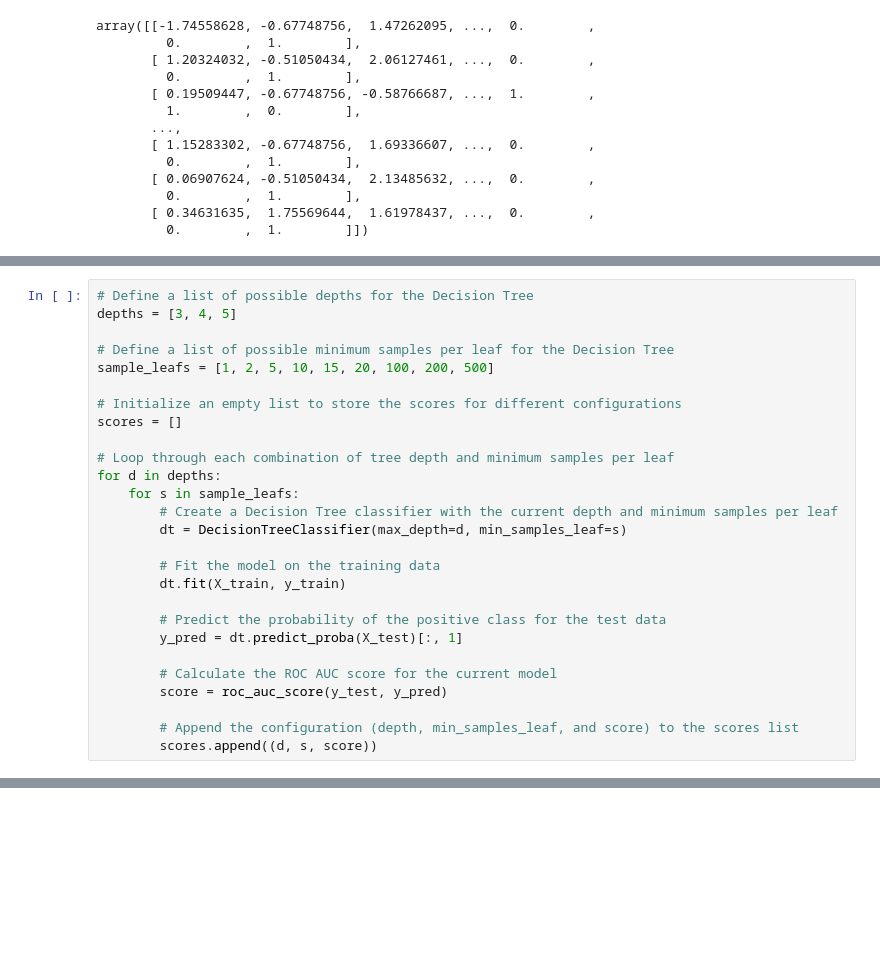
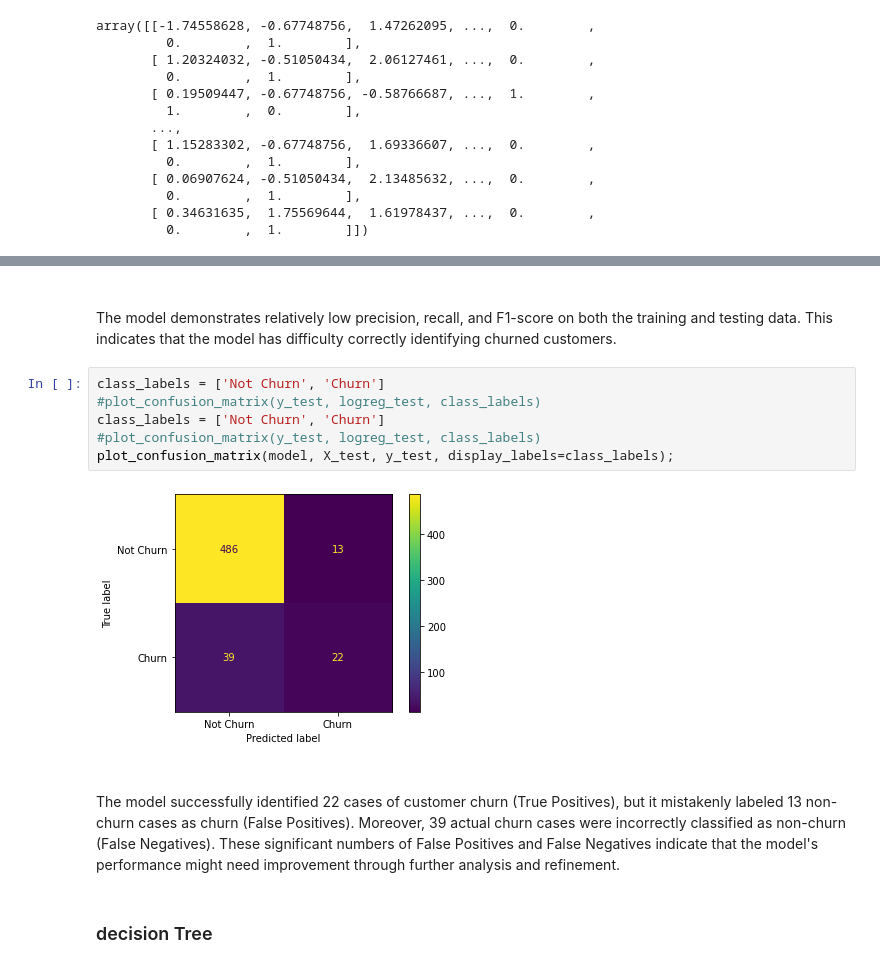
Before and after one commit to bonie99/Customer-Churn, a Jupyter notebook: Customer EDA.ipynb, the cells around one changed output, grey strips where cells are left out. Cells and saved outputs as stored; diff of their text form; blank space fills up the shorter version.

```diff
--- a/Customer EDA.ipynb
+++ b/Customer EDA.ipynb
@@ -763,27 +585,0 @@ From this we can see that max_depths of 3, 4 and 5 give the best results. From t
-# %%
-# Define a list of possible depths for the Decision Tree
-depths = [3, 4, 5]
-
-# Define a list of possible minimum samples per leaf for the Decision Tree
-sample_leafs = [1, 2, 5, 10, 15, 20, 100, 200, 500]
-
-# Initialize an empty list to store the scores for different configurations
-scores = []
-
-# Loop through each combination of tree depth and minimum samples per leaf
-for d in depths:
-    for s in sample_leafs:
-        # Create a Decision Tree classifier with the current depth and minimum samples per leaf
-        dt = DecisionTreeClassifier(max_depth=d, min_samples_leaf=s)
-
-        # Fit the model on the training data
-        dt.fit(X_train, y_train)
-
-        # Predict the probability of the positive class for the test data
-        y_pred = dt.predict_proba(X_test)[:, 1]
-
-        # Calculate the ROC AUC score for the current model
-        score = roc_auc_score(y_test, y_pred)
-
-        # Append the configuration (depth, min_samples_leaf, and score) to the scores list
-        scores.append((d, s, score))
@@ -927,0 +660,16 @@ roc score:0.9155
+# %% [markdown]
+####
+The model demonstrates relatively low precision, recall, and F1-score on both the training and testing data. This indicates that the model has difficulty correctly identifying churned customers.
+# %%
+class_labels = ['Not Churn', 'Churn']
+#plot_confusion_matrix(y_test, logreg_test, class_labels)
+class_labels = ['Not Churn', 'Churn']
+#plot_confusion_matrix(y_test, logreg_test, class_labels)
+plot_confusion_matrix(model, X_test, y_test, display_labels=class_labels);
+# %% [output]
+[figure, added]
+# %% [markdown]
+####
+The model successfully identified 22 cases of customer churn (True Positives), but it mistakenly labeled 13 non-churn cases as churn (False Positives). Moreover, 39 actual churn cases were incorrectly classified as non-churn (False Negatives). These significant numbers of False Positives and False Negatives indicate that the model's performance might need improvement through further analysis and refinement.
+# %% [markdown]
+### decision Tree
```
Also changed, not shown: parts of 93 cells of this notebook, 1 other file.
